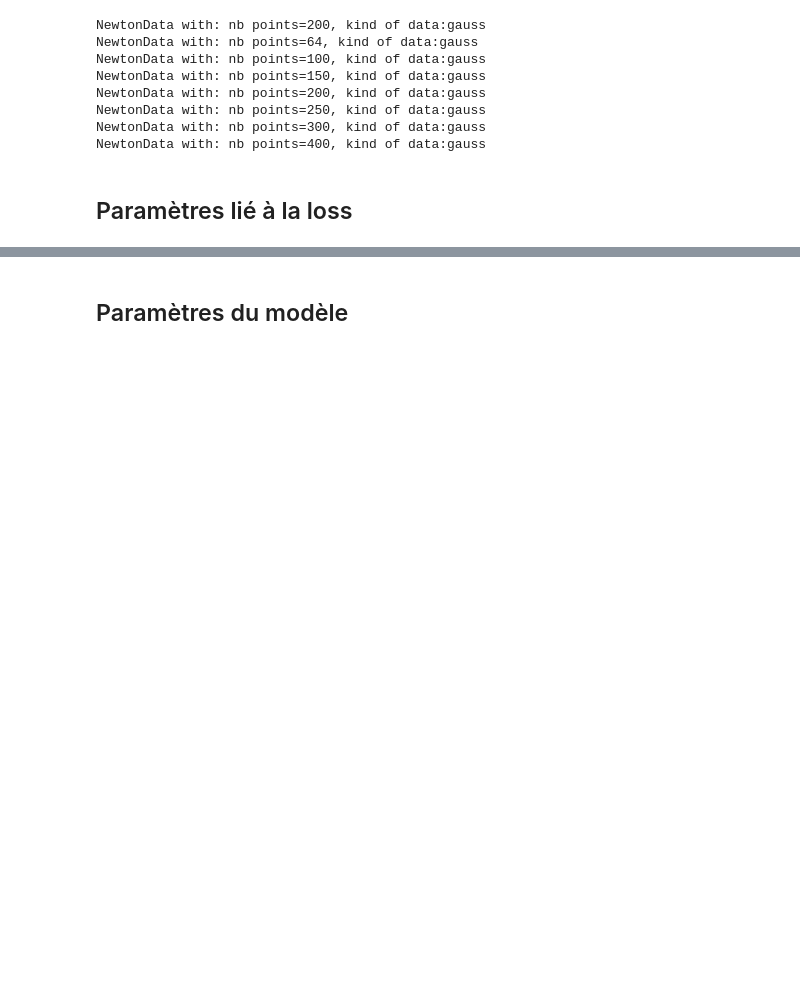
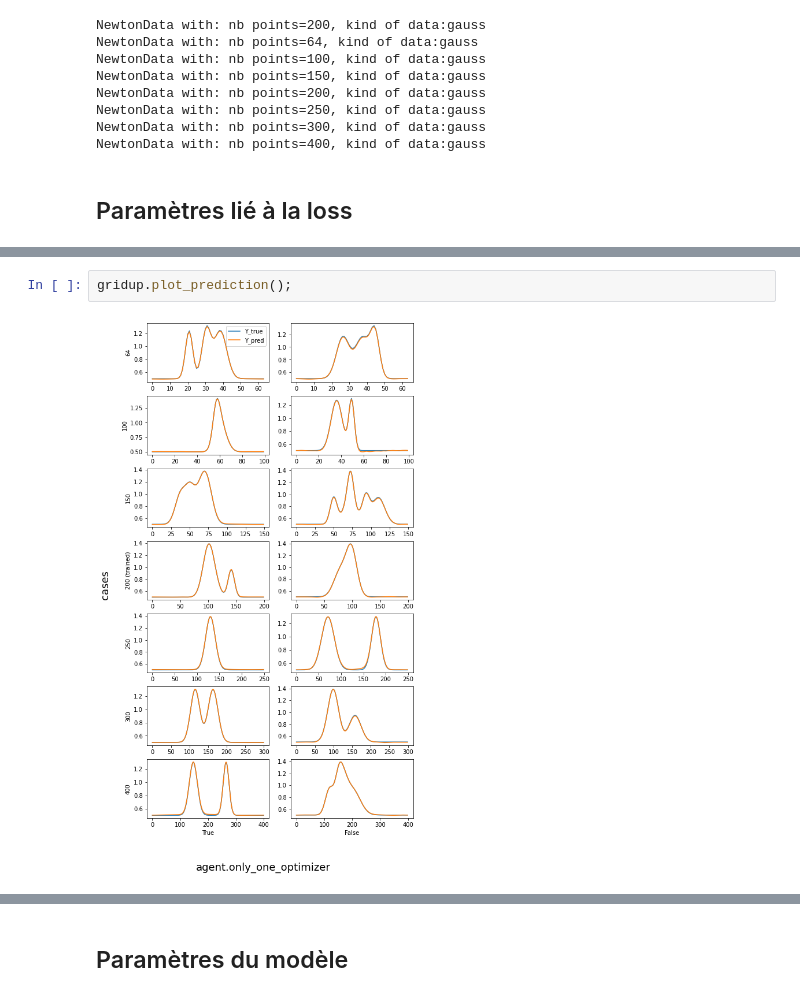
Before and after one commit to vincentvigon/small_libs, a Jupyter notebook: fourier_neural_operator/test_newton/run1_newton_with_grid_up.ipynb, the cells around one changed output, grey strips where cells are left out. Drawn from its saved outputs; the diff is of its cells as text; blank space fills up the shorter version.

```diff
--- a/fourier_neural_operator/test_newton/run1_newton_with_grid_up.ipynb
+++ b/fourier_neural_operator/test_newton/run1_newton_with_grid_up.ipynb
@@ -313,0 +352,4 @@ NewtonData with: nb points=400, kind of data:gauss
+# %%
+gridup.plot_prediction();
+# %% [output]
+[figure, added]
```
Also changed, not shown: parts of 14 cells of this notebook, 2 other files.
